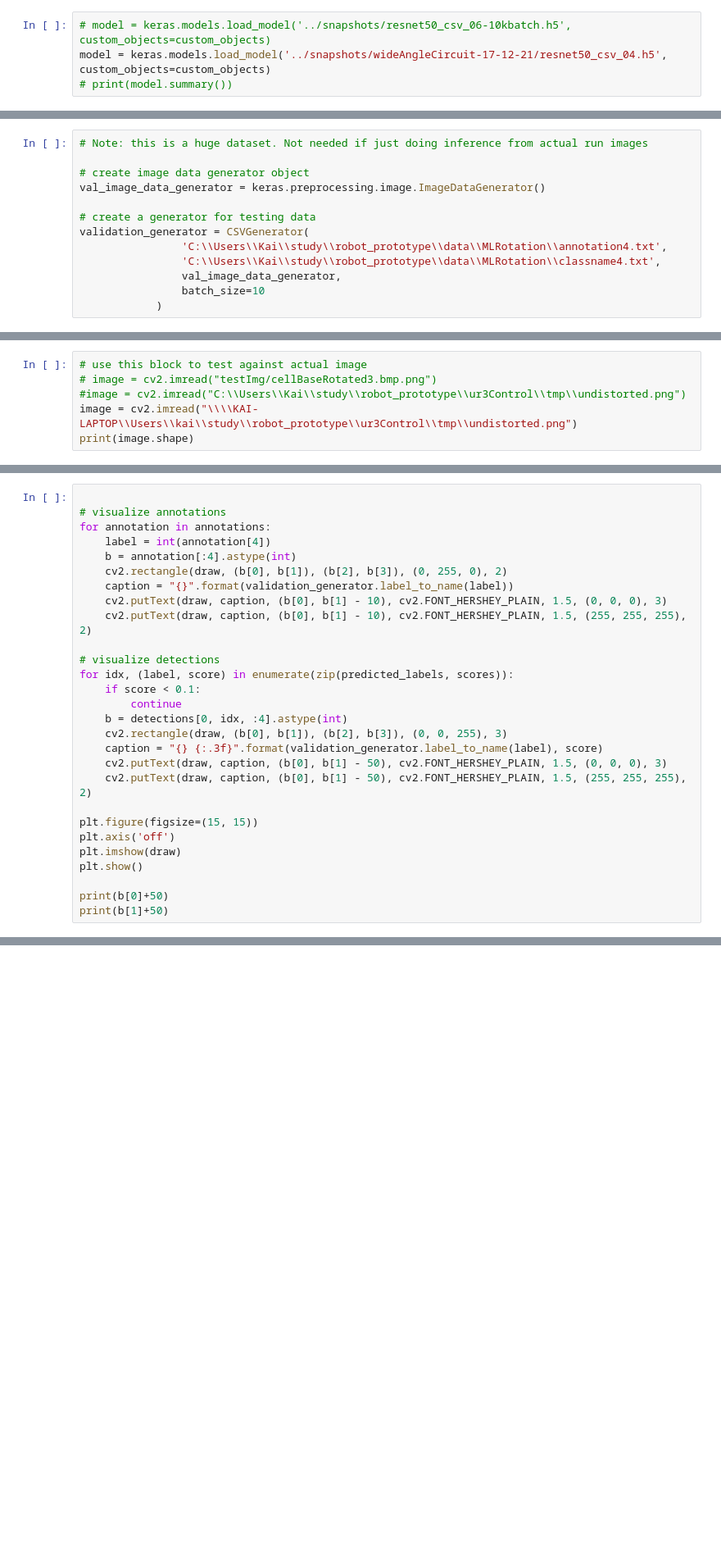
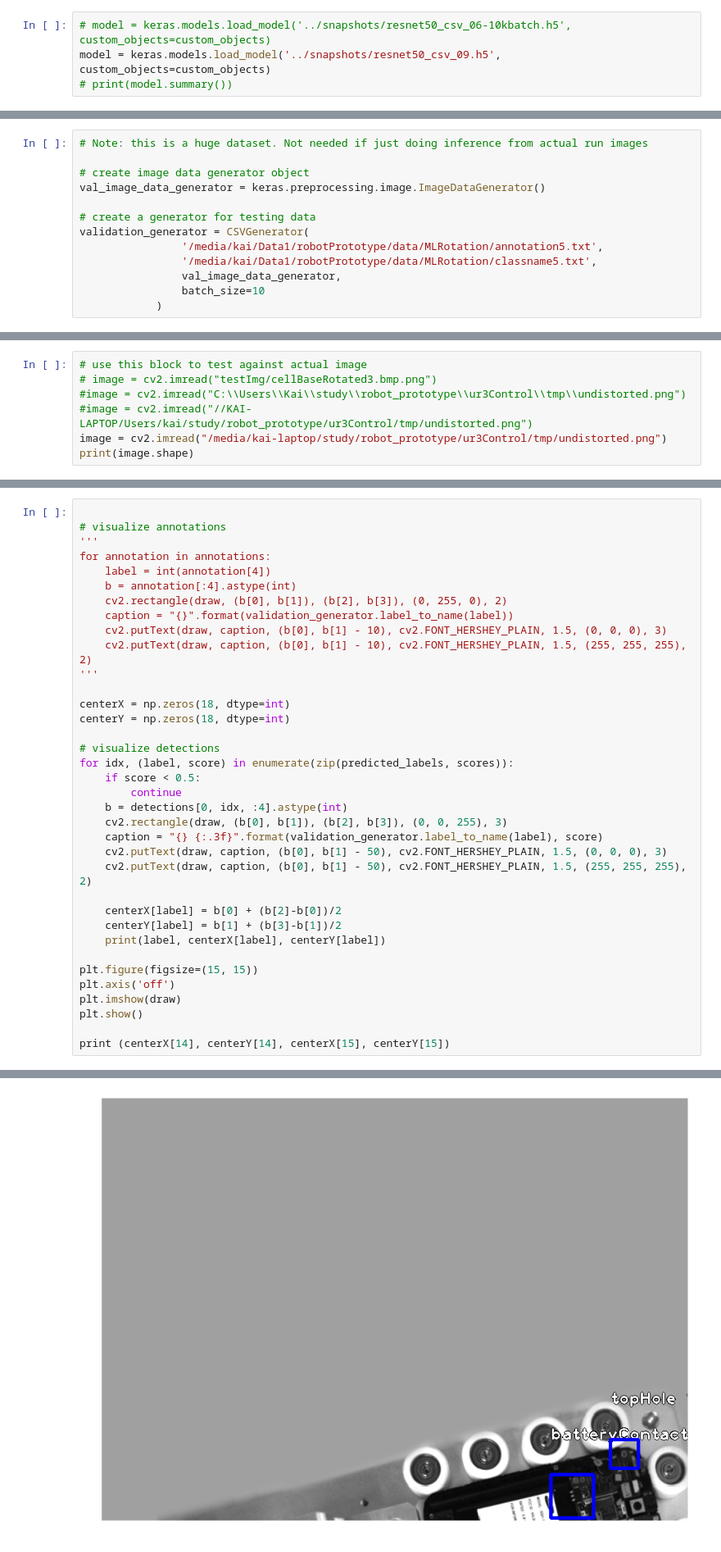
Before and after one commit to YungKC/keras-retinanet, a Jupyter notebook: scripts/Inference.ipynb, the cells around one changed output, grey strips where cells are left out. Shown at 82% size. Drawn from its saved outputs; the diff is of its cells as text; blank space fills up the shorter version.

Commit message:
fixed Inference notebook so that it output the angle data from more features:

```diff
--- a/scripts/Inference.ipynb
+++ b/scripts/Inference.ipynb
@@ -31,6 +39,6 @@ print(sys.modules['keras'].__file__)
 # %%
 # model = keras.models.load_model('../snapshots/resnet50_csv_06-10kbatch.h5', custom_objects=custom_objects)
-model = keras.models.load_model('../snapshots/wideAngleCircuit-17-12-21/resnet50_csv_04.h5', custom_objects=custom_objects)
+model = keras.models.load_model('../snapshots/resnet50_csv_09.h5', custom_objects=custom_objects)
 # print(model.summary())
 # %%
 def add_noise(inData):
@@ -50,8 +58,8 @@ val_image_data_generator = keras.preprocessing.image.ImageDataGenerator()
 
 # create a generator for testing data
 validation_generator = CSVGenerator(
-                'C:\\Users\\Kai\\study\\robot_prototype\\data\\MLRotation\\annotation4.txt',
-                'C:\\Users\\Kai\\study\\robot_prototype\\data\\MLRotation\\classname4.txt',
+                '/media/kai/Data1/robotPrototype/data/MLRotation/annotation5.txt',
+                '/media/kai/Data1/robotPrototype/data/MLRotation/classname5.txt',
                 val_image_data_generator,
                 batch_size=10
             )
@@ -64,5 +74,6 @@ print(image.shape)
 # use this block to test against actual image
 # image = cv2.imread("testImg/cellBaseRotated3.bmp.png")
 #image = cv2.imread("C:\\Users\\Kai\\study\\robot_prototype\\ur3Control\\tmp\\undistorted.png")
-image = cv2.imread("\\\\KAI-LAPTOP\\Users\\kai\\study\\robot_prototype\\ur3Control\\tmp\\undistorted.png")
+#image = cv2.imread("//KAI-LAPTOP/Users/kai/study/robot_prototype/ur3Control/tmp/undistorted.png")
+image = cv2.imread("/media/kai-laptop/study/robot_prototype/ur3Control/tmp/undistorted.png")
 print(image.shape)
@@ -101,6 +134,7 @@ detections[0, :, :4] /= scale
 # %%
 
 # visualize annotations
+'''
 for annotation in annotations:
     label = int(annotation[4])
     b = annotation[:4].astype(int)
@@ -108,10 +142,14 @@ for annotation in annotations:
     caption = "{}".format(validation_generator.label_to_name(label))
     cv2.putText(draw, caption, (b[0], b[1] - 10), cv2.FONT_HERSHEY_PLAIN, 1.5, (0, 0, 0), 3)
     cv2.putText(draw, caption, (b[0], b[1] - 10), cv2.FONT_HERSHEY_PLAIN, 1.5, (255, 255, 255), 2)
+'''
+
+centerX = np.zeros(18, dtype=int)
+centerY = np.zeros(18, dtype=int)
 
 # visualize detections
 for idx, (label, score) in enumerate(zip(predicted_labels, scores)):
-    if score < 0.1:
+    if score < 0.5:
         continue
     b = detections[0, idx, :4].astype(int)
     cv2.rectangle(draw, (b[0], b[1]), (b[2], b[3]), (0, 0, 255), 3)
@@ -119,10 +157,14 @@ for idx, (label, score) in enumerate(zip(predicted_labels, scores)):
     cv2.putText(draw, caption, (b[0], b[1] - 50), cv2.FONT_HERSHEY_PLAIN, 1.5, (0, 0, 0), 3)
     cv2.putText(draw, caption, (b[0], b[1] - 50), cv2.FONT_HERSHEY_PLAIN, 1.5, (255, 255, 255), 2)
 
+    centerX[label] = b[0] + (b[2]-b[0])/2
+    centerY[label] = b[1] + (b[3]-b[1])/2
+    print(label, centerX[label], centerY[label])
+
 plt.figure(figsize=(15, 15))
 plt.axis('off')
 plt.imshow(draw)
 plt.show()
 
-print(b[0]+50)
-print(b[1]+50)
+print (centerX[14], centerY[14], centerX[15], centerY[15])
+# %% [output]
@@ -128,0 +173 @@ print(b[1]+50)
+[figure, added]
```
Also changed, not shown: parts of 17 cells of this notebook, 1 other file.
